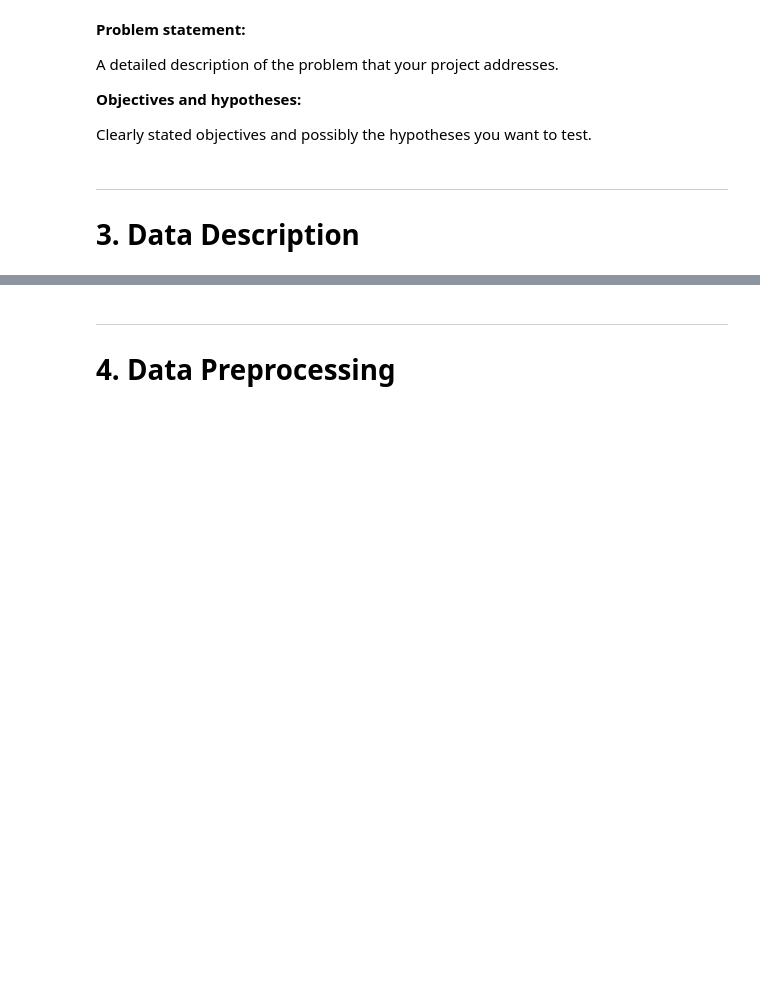
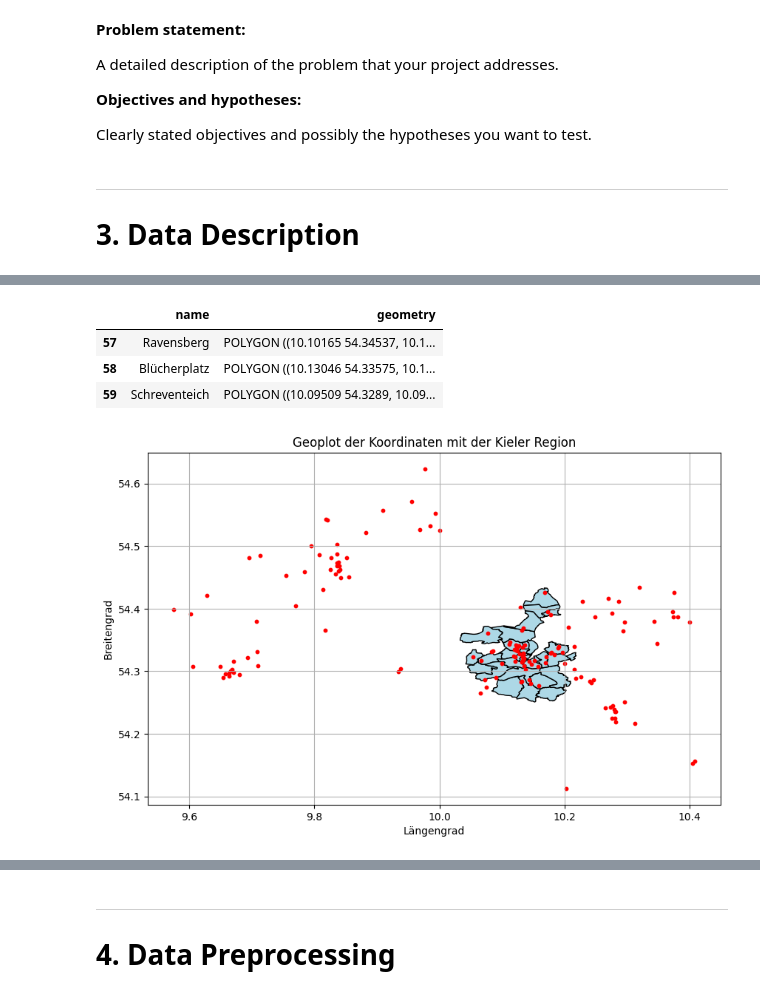
Before and after one commit to MrMysticus/Application_Project_2024, a Jupyter notebook: Master_Document.ipynb, the cells around one changed output, grey strips where cells are left out. Saved outputs shown, nothing was run; the diff lists cells and outputs as text; code cells hidden in the pictures; blank space fills up the shorter version.

```diff
--- a/Master_Document.ipynb
+++ b/Master_Document.ipynb
@@ -73,0 +170,3 @@ Clearly stated objectives and possibly the hypotheses you want to test.
+# %%
+geo_data = pd.read_csv('data/response_IDs_KielRegion.csv')
+geo_data.head()
@@ -73,0 +184,10 @@ Clearly stated objectives and possibly the hypotheses you want to test.
+# %%
+# Geo Data kiel from Open Street Map
+
+tags = {'admin_level': '10'}
+geo = ox.features_from_place(
+    query="Kiel, Germany",
+    tags=tags)
+geo = geo.reset_index()
+geo = geo[geo.element_type=='relation']
+geo.head(3)
@@ -73,0 +199,53 @@ Clearly stated objectives and possibly the hypotheses you want to test.
+# %%
+geo = geo[['name','geometry']]
+geo.head(3)
+# %% [output]
+|  | name | geometry |
+| 57 | Ravensberg | POLYGON ((10.10165 54.34537, 10.1... |
+| 58 | Blücherplatz | POLYGON ((10.13046 54.33575, 10.1... |
+| 59 | Schreventeich | POLYGON ((10.09509 54.3289, 10.09... |
+# %%
+# Beispielkoordinaten
+# coordinates_list = [(10.122253, 54.341647), (10.3, 54.5), (10.5, 54.4)]  # Füge hier deine Koordinaten ein
+
+def extract_coordinates(location):
+    """ Annahme: 'location' enthält Tupel aus (Längengrad, Breitengrad) """
+    # return Point(location_str)
+    try:
+        # Konvertiere den String in eine Liste von Koordinaten
+        if isinstance(location, str):
+            location = ast.literal_eval(location)
+        # Erstelle Point, nur wenn es eine valide Liste von zwei Koordinaten ist
+        if isinstance(location, list) and len(location) == 2:
+            return Point(location[0], location[1])
+    except (ValueError, SyntaxError):
+        pass
+    return None
+
+# Erstelle eine GeoSeries aus den Koordinaten, indem du für jede Koordinate einen Point erstellst
+geometry = geo_data['Location'].apply(extract_coordinates)
+
+# Erstelle ein GeoDataFrame mit der Spalte 'geometry'
+gdf_points = gpd.GeoDataFrame(geometry=geometry)
+
+gdf_region = geo # geo
+
+#########
+# Plotte die Karte
+fig, ax = plt.subplots(figsize=(10, 10))
+
+# Zeichne die Region
+gdf_region.plot(ax=ax, color='lightblue', edgecolor='black')
+
+# Zeichne die Punkte
+gdf_points.plot(ax=ax, marker='o', color='red', markersize=10)
+
+plt.title('Geoplot der Koordinaten mit der Kieler Region')
+plt.xlabel('Längengrad')
+plt.ylabel('Breitengrad')
+plt.grid(True)
+
+# Zeige die Karte
+plt.show()
+# %% [output]
+[figure, added]
```
Also changed, not shown: parts of 20 cells of this notebook.
